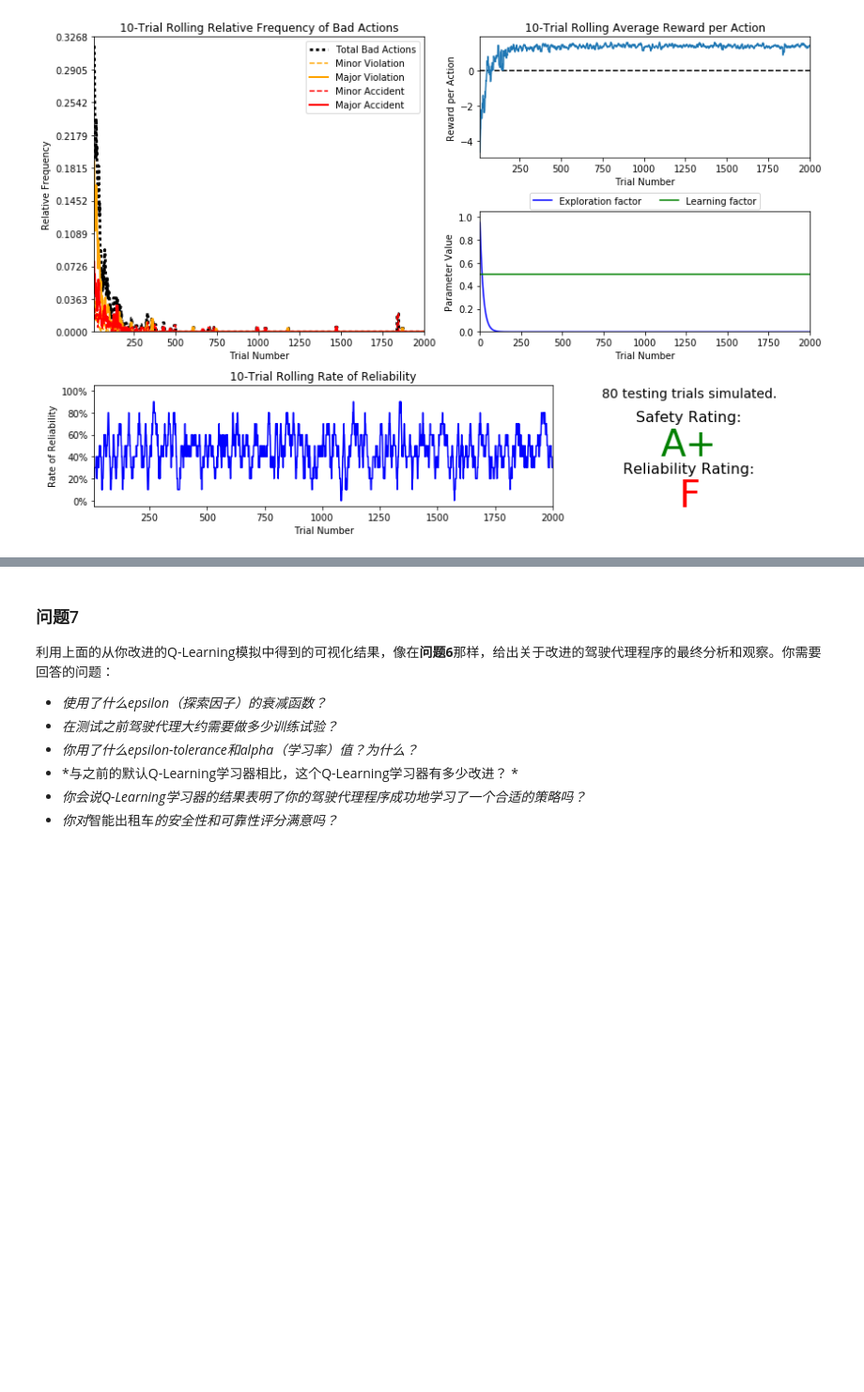
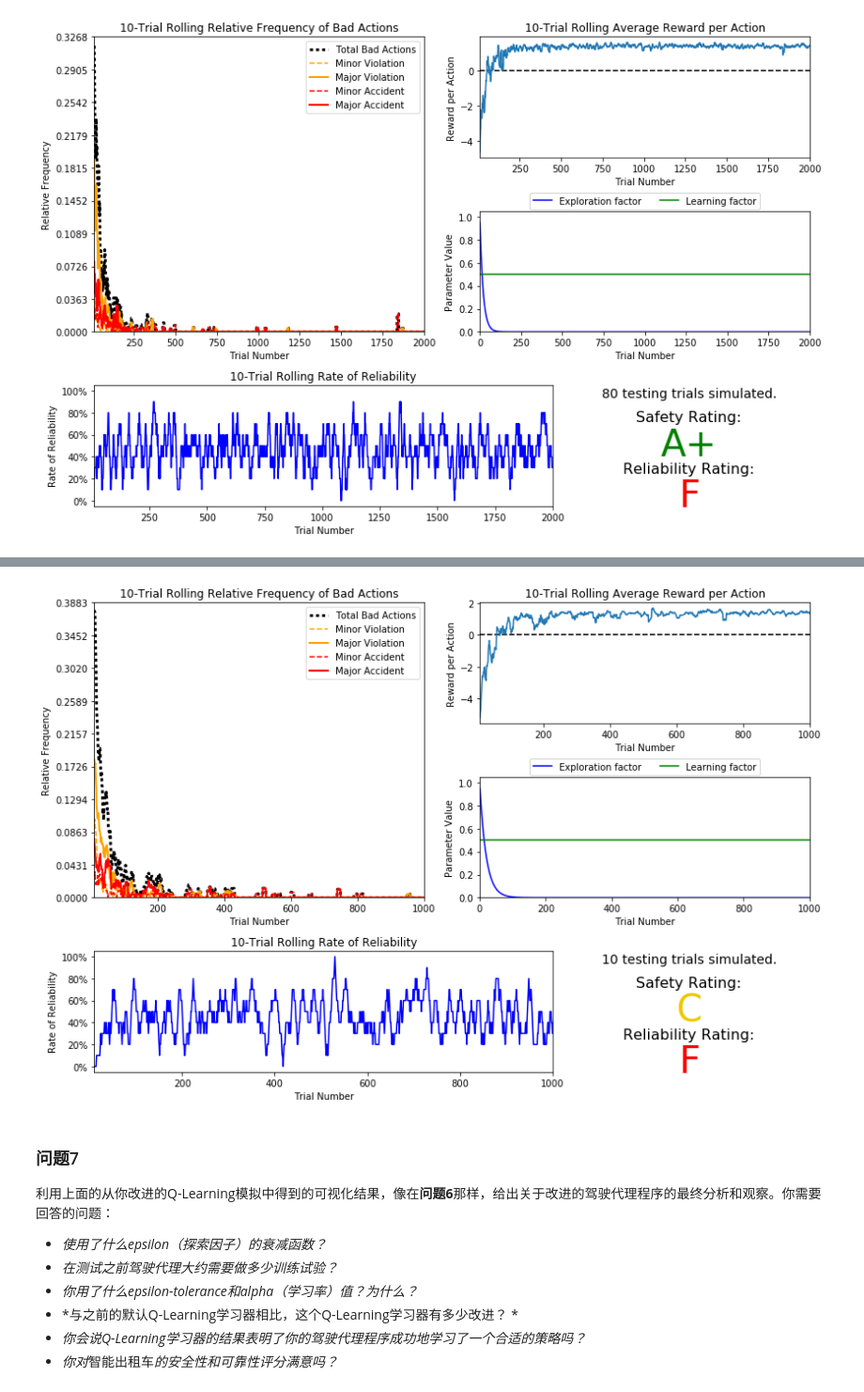
Before and after one commit to Lotus-LuoTong/smartcab, a Jupyter notebook: smartcab.ipynb, the cells around one changed output, grey strips where cells are left out. Shown: that part at 94% size. Cells and saved outputs as stored; diff of their text form; code cells hidden in the pictures; blank space fills up the shorter version.

```diff
--- a/smartcab.ipynb
+++ b/smartcab.ipynb
@@ -262,3 +270,7 @@ vs.plot_trials('sim_improved-learning.csv')
+# %%
+vs.plot_trials('sim_improved-learning.csv') ##0.95**1000，0.5，10test
+# %% [output]
+[figure, added]
 # %% [markdown]
 ### 问题7
 利用上面的从你改进的Q-Learning模拟中得到的可视化结果，像在**问题6**那样，给出关于改进的驾驶代理程序的最终分析和观察。你需要回答的问题：
```
Also changed, not shown: parts of 2 cells of this notebook, 20 other files.
